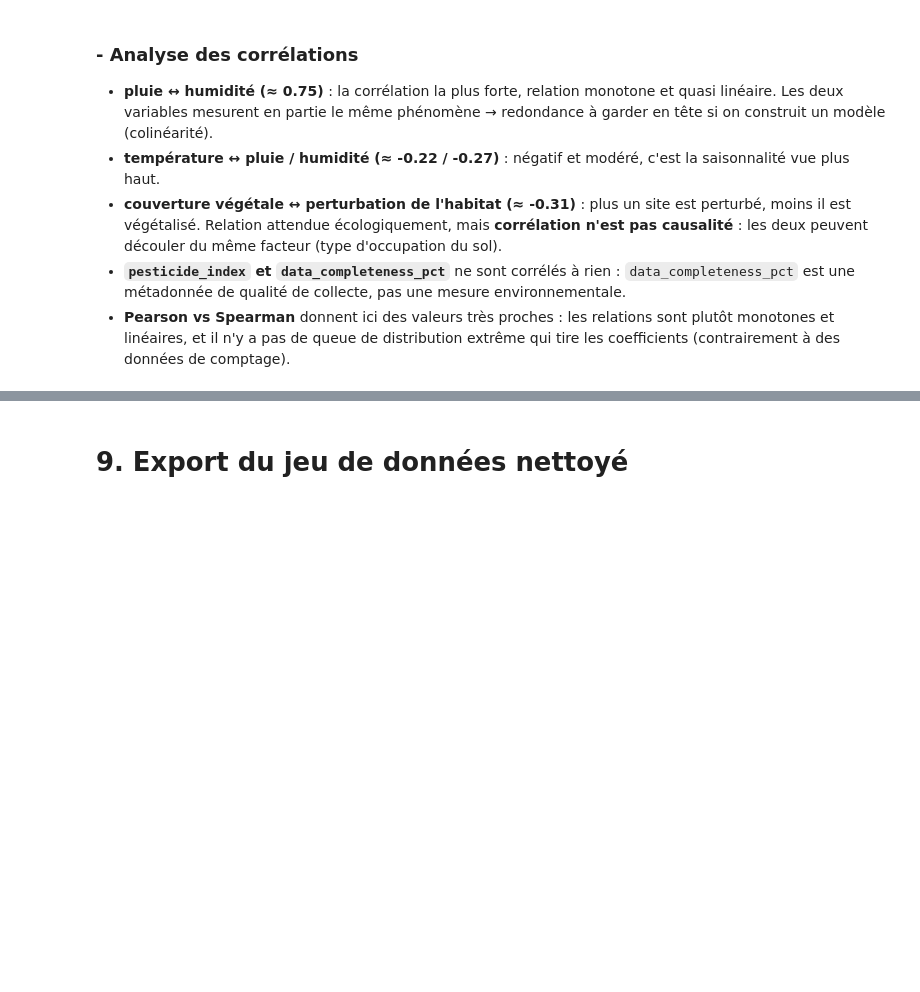
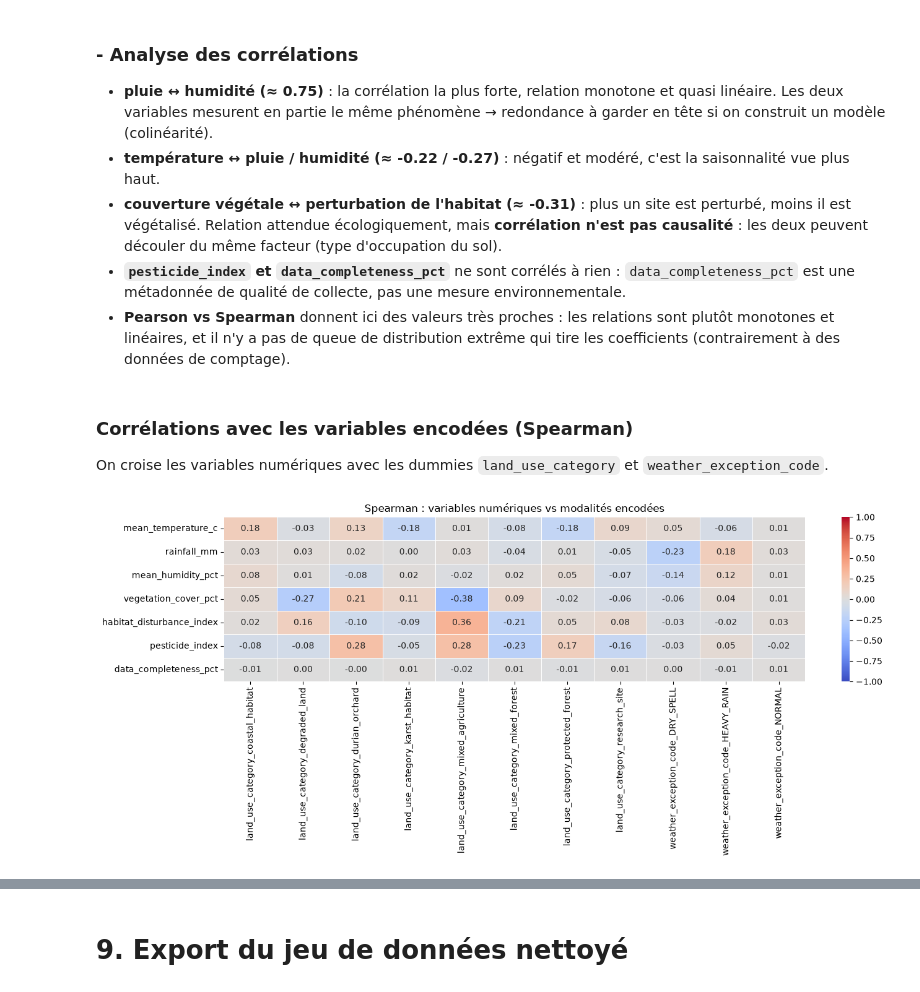
Before and after one commit to HananeDjouadi/G05-DataMining-2627, a Jupyter notebook: data/ecology/environmental_monthly.ipynb, the cells around one changed output, grey strips where cells are left out. Cells and saved outputs as stored; diff of their text form; code cells hidden in the pictures; blank space fills up the shorter version.

Commit message:
Ajouter One-Hot, correlations, feature engineering et detection KNT-KES dans environmental_monthly
Exports dans cleaned/ : version propre et version encodee (land_use, weather).

```diff
--- a/data/ecology/environmental_monthly.ipynb
+++ b/data/ecology/environmental_monthly.ipynb
@@ -532,0 +503,18 @@ dtype: object
+# %%
+cols_nominales = ['land_use_category', 'weather_exception_code']
+
+df_stats = df.copy()
+df_encoded = pd.get_dummies(df_stats, columns=cols_nominales, drop_first=False, dtype=int)
+
+cols_land_use = [c for c in df_encoded.columns if c.startswith('land_use_category_')]
+cols_weather  = [c for c in df_encoded.columns if c.startswith('weather_exception_code_')]
+
+print("Avant :", df_stats.shape, "-> Après :", df_encoded.shape)
+print(f"{len(cols_land_use)} colonnes land_use, {len(cols_weather)} weather")
+print("Valeurs manquantes :", df_encoded.isna().sum().sum())
+
+# Vérification : une et une seule modalité active par ligne et par variable
+for nom, cols in [('land_use', cols_land_use), ('weather', cols_weather)]:
+    print(f"{nom} : somme des dummies == 1 sur toutes les lignes ->", bool((df_encoded[cols].sum(axis=1) == 1).all()))
+
+display(df_encoded[cols_land_use + cols_weather].head())
@@ -756,3 +756,17 @@ métadonnée de qualité de collecte, pas une mesure environnementale.
 - **Pearson vs Spearman** donnent ici des valeurs très proches : les relations sont plutôt monotones et
 linéaires, et il n'y a pas de queue de distribution extrême qui tire les coefficients (contrairement à des
 données de comptage).
+# %% [markdown]
+### Corrélations avec les variables encodées (Spearman)
+
+On croise les variables numériques avec les dummies `land_use_category` et `weather_exception_code`.
+# %%
+corr_cat = df_encoded[cols_num + cols_land_use + cols_weather].corr(method='spearman').loc[cols_num, cols_land_use + cols_weather]
+
+plt.figure(figsize=(14, 6))
+sns.heatmap(corr_cat, annot=True, fmt=".2f", cmap='coolwarm', vmin=-1, vmax=1, linewidths=0.5)
+plt.title("Spearman : variables numériques vs modalités encodées")
+plt.tight_layout()
+plt.show()
+# %% [output]
+[figure, added]
```
Also changed, not shown: parts of 23 cells of this notebook, 1 other file.
